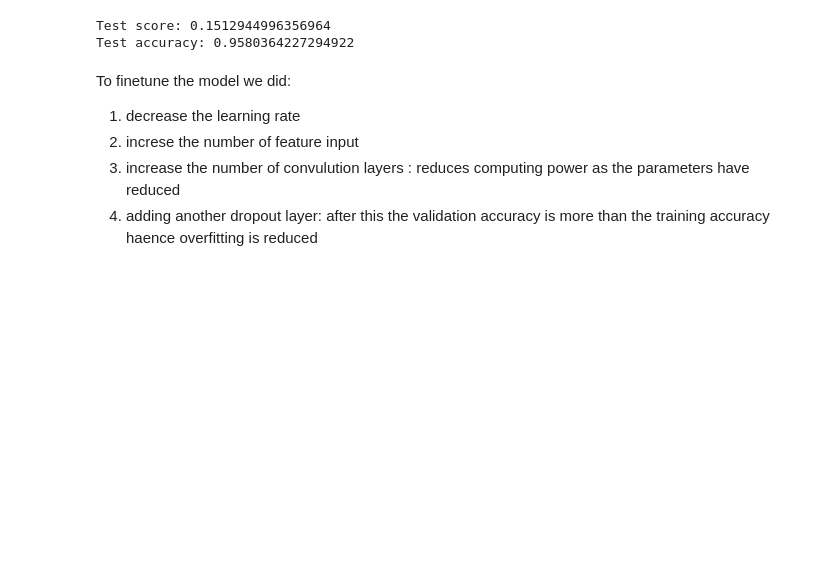
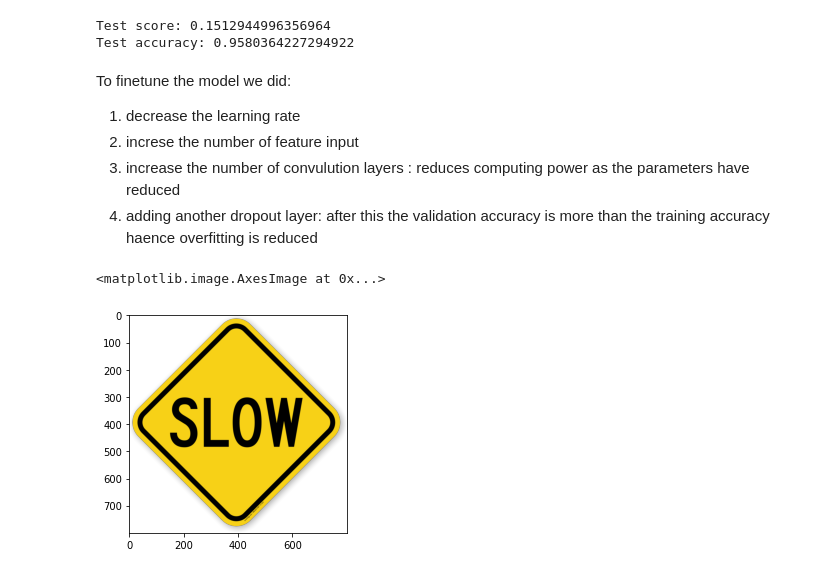
Before and after one commit to VaishnaviChaudhari97/Classifying-road-symbols, a Jupyter notebook: reading_traffic_signals.ipynb, the cells around one changed output. Drawn from its saved outputs; the diff is of its cells as text; code cells hidden in the pictures; blank space fills up the shorter version.

Commit message:
testing on random images

```diff
--- a/reading_traffic_signals.ipynb
+++ b/reading_traffic_signals.ipynb
@@ -306,3 +306,15 @@ To finetune the model we did:
 2. increse the number of feature input
 3. increase the number of convulution layers : reduces computing power as the parameters have reduced
 4. adding another dropout layer: after this the validation accuracy is more than the training accuracy haence overfitting is reduced
+# %%
+#testing random images
+
+import requests
+from PIL import Image
+url = 'https://goshenindiana.org/blog/wp-content/uploads/2019/04/free-traffic-signs-design-your-own-and-download-free-pdf-free-clipart-road-signs-detour-800_800.png'
+r = requests.get(url, stream=True)
+img = Image.open(r.raw)
+plt.imshow(img, cmap=plt.get_cmap('gray'))
+# %% [output]
+<matplotlib.image.AxesImage at 0x...>
+[figure, added]
```
Also changed, not shown: parts of 3 cells of this notebook.
